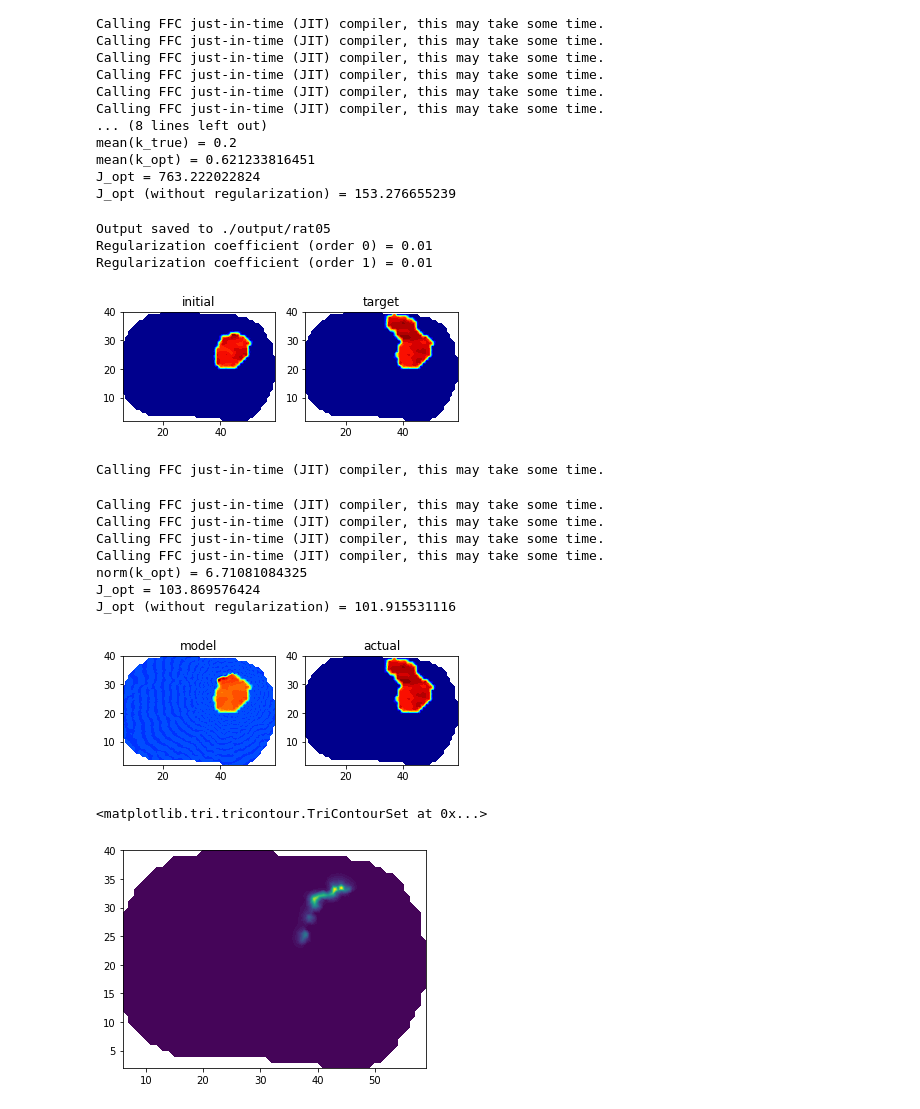
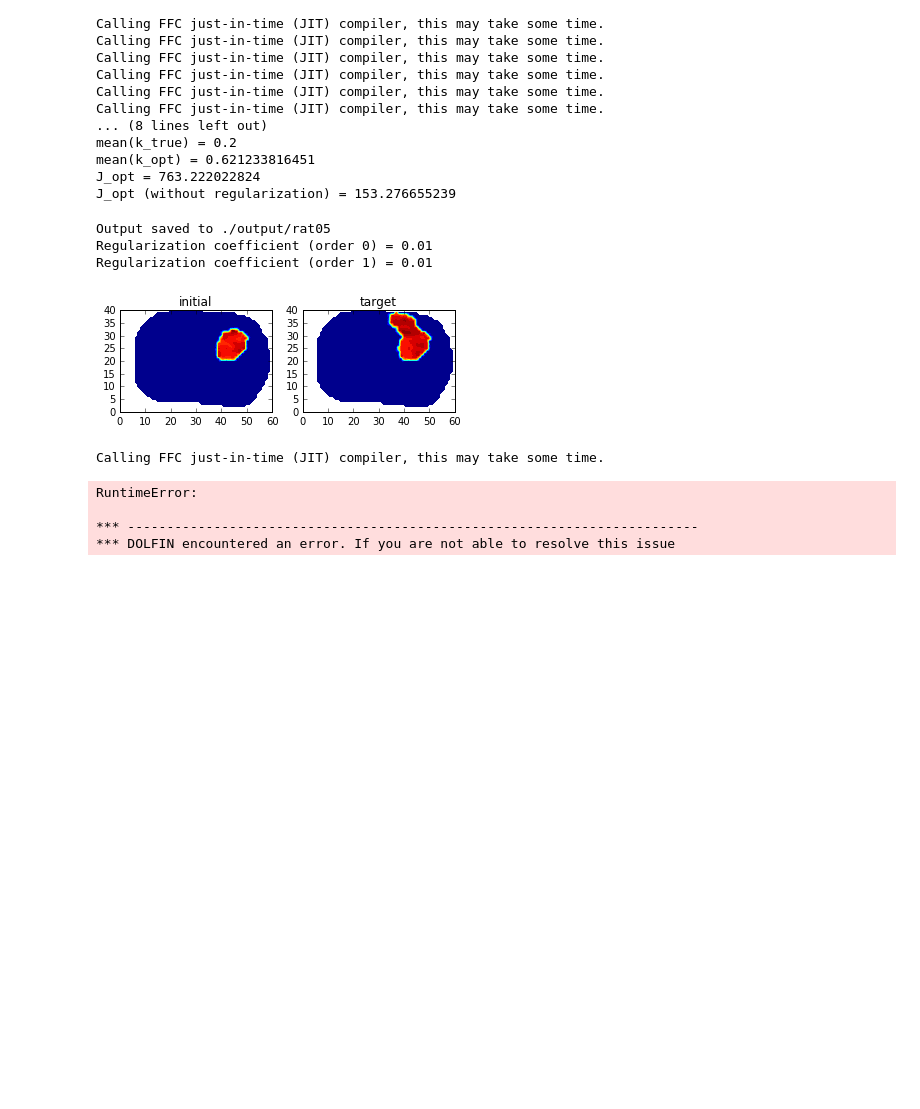
Before and after one commit to daveb-dev/masters, a Jupyter notebook: pycode/optimizationExample/Optimization_example.ipynb, the cells around one changed output. Cells and saved outputs as stored; diff of their text form; code cells hidden in the pictures; blank space fills up the shorter version.

Commit message:
worked on xinzeng's form to get good tumor match

```diff
--- a/pycode/optimizationExample/Optimization_example.ipynb
+++ b/pycode/optimizationExample/Optimization_example.ipynb
@@ -631,7 +631,7 @@ import matplotlib.cm as cm
 from matplotlib import colors
 
 # Set log level
-set_log_level(WARNING)
+set_log_level(PROGRESS)
 
 class InterpolatedParameter(Expression):
     def __init__(self,X,Y,image,**kwargs):
@@ -697,6 +697,9 @@ def forward(initial_p,annotate=False,record=False,record_initial=False,record_ta
         u = Function(U, name = 'u', annotate = annotate)
         solve(a == L, u, bc, annotate = annotate)
         return u
+    ffc_options = {"quadrature_degree": 2, "cpp_optimize": True}
+    parameters['form_compiler']['quadrature_degree'] = 2
+    parameters['krylov_solver']['nonzero_initial_guess'] = True
 
     # field of growth rate, treated as a local parameter here
     k.rename('k','k field')
@@ -704,7 +707,7 @@ def forward(initial_p,annotate=False,record=False,record_initial=False,record_ta
     p_n = Function(V, name = 'pn', annotate = annotate)
     p_n = interpolate(initial_p,V)
     p_n.rename('phi_T','tumor fraction')
-    p = TrialFunction(V)
+    p = Function(V, name = 'p', annotate = annotate)
     q = TestFunction(V)
 
     # logistic source term
@@ -716,12 +719,9 @@ def forward(initial_p,annotate=False,record=False,record_initial=False,record_ta
     vm = vonmises(disp,p_n)
     D = D0*exp(-gammaD*vm)
 
-    S = p_n*(1-p_n)*k
+    S = p*(1-p)*k
     F = p*q*dx + D*dt*dot(grad(p), grad(q))*dx - (p_n + dt*S)*q*dx
-    a, L = lhs(F), rhs(F)
-
-    # Prepare the solution
-    p = Function(V, name = 'p', annotate = annotate)
+    J = derivative(F,p)
 
     t = 0.
     if record:
@@ -734,14 +734,29 @@ def forward(initial_p,annotate=False,record=False,record_initial=False,record_ta
             file_results.write(target_p,t)
 
     for n in range(num_steps):
-        # Update current time
-        disp = le(p_n)
-        vm = vonmises(disp,p_n)
-        D = D0*exp(-gammaD*vm)
+
 
         t += dt
         # Compute solution
-        solve(a == L, p, annotate = annotate) # with trivial Neumann BC
+        problem = NonlinearVariationalProblem(F, p, J=J)
+        solver  = NonlinearVariationalSolver(problem)
+
+        prm = solver.parameters
+        prm['newton_solver']['absolute_tolerance'] = 1E-7
+        prm['newton_solver']['relative_tolerance'] = 1E-6
+        prm['newton_solver']['maximum_iterations'] = 50
+        prm['newton_solver']['relaxation_parameter'] = 1.0
+        prm['newton_solver']['linear_solver'] = 'gmres'
+        prm['newton_solver']['preconditioner'] = 'ilu'
+        prm['newton_solver']['krylov_solver']['absolute_tolerance'] = 1E-8
+        prm['newton_solver']['krylov_solver']['relative_tolerance'] = 1E-6
+        prm['newton_solver']['krylov_solver']['maximum_iterations'] = 1000
+        prm['newton_solver']['krylov_solver']['nonzero_initial_guess'] = True
+
+        solver.solve(annotate=annotate)
+        #solve(F == 0, p, annotate = annotate, form_compiler_parameters=ffc_options,\
+             #solver_parameters = solver_options) # with trivial Neumann BC
+
         # Update previous solution
         p_n.assign(p, annotate = annotate)
 
@@ -752,6 +767,12 @@ def forward(initial_p,annotate=False,record=False,record_initial=False,record_ta
                 file_results.write(initial_p,t)
             if record_target:
                 file_results.write(target_p,t)
+
+        # Update
+        disp = le(p_n)
+        vm = vonmises(disp,p_n)
+        D = D0*exp(-gammaD*vm)
+
     return p
 
 # Callback function for the optimizer
@@ -769,7 +790,7 @@ def optimize(dbg=False):
     """ The optimization routine """
 
     # Define the control
-    m = [Control(k), Control(D0)]
+    m = [Control(k), Control(gammaD)]
 
     # Execute first time to annotate and record the tape
     p = forward(initial_p,True)
@@ -782,14 +803,14 @@ def optimize(dbg=False):
     k_lb = Function(V, annotate = False)
     k_ub = Function(V, annotate = False)
     k_lb.vector()[:] = 0
-    k_ub.vector()[:] = 4
+    k_ub.vector()[:] = 10
     D_lb = 0
-    D_ub = 10
+    D_ub = 1
 
     # Run the optimization
-    m_opt = minimize(rf,method='L-BFGS-B', bounds = [(k_lb, D_lb),(k_ub, D_ub)], tol=1.0e-6,options={"disp":True,"gtol":1.0e-6})
+    #m_opt = minimize(rf,method='L-BFGS-B', bounds = [(k_lb, D_lb),(k_ub, D_ub)], tol=1.0e-6,options={"disp":True,"gtol":1.0e-6})
 
-    #m_opt = minimize(rf,method='L-BFGS-B', tol=1.0e-6,options={"disp":True,"gtol":1.0e-6})
+    m_opt = minimize(rf,method='L-BFGS-B', tol=1.0e-6,options={"disp":True,"gtol":1.0e-6})
     return m_opt
 
 
@@ -820,44 +841,39 @@ Theta = 59070 # carrying capacity
 
 # Load initial tumor condition data
 initial_p = interp("../../rat-data/rat05/ic.mat",'ic')
 target_p = interp("../../rat-data/rat05/tumor_t2.mat",'tumor')
 initial_p.rename('initial','tumor at day 0')
 target_p.rename('target','tumor at day 2')
 
 # Parameters to be optimized
-gammaD = Constant(2.)     # initial guess of gamma_D
+gammaD = Constant(1.)     # initial guess of gamma_D
 k = Function(V)    # growth rate
 k.vector()[:] = 0.5 # initial guess of the k field
 D0 = Constant(1.0)
 
 # Prepare output file
 file_results = XDMFFile(os.path.join(output_dir,'optimal.xdmf'))
 file_results.parameters["flush_output"] = True
 file_results.parameters["functions_share_mesh"] = True
 
 vis_obs(initial_p,target_p,'initial','target') # visualize the initial and target cellularity
 
 # Optimization module
-[k, D0] = optimize() # optimize the k field using the adjoint method provided by adjoint_dolfin
+[k, gammaD] = optimize() # optimize the k field using the adjoint method provided by adjoint_dolfin
 model_p = forward(initial_p,False,True,True,True) # run the forward model using the optimized k field
 print('norm(k_opt) = '+str(norm(k)))
+print('D0 = '+str(D0.values()[0]))
 print('J_opt = '+str(objective(model_p, target_p, r_coeff1, r_coeff2)))
 print('J_opt (without regularization) = '+str(objective(model_p, target_p, 0., 0.)))
 vis_obs(model_p,target_p,'model','actual')
 plot(k)
 # %% [output]
 Output saved to ./output/rat05
 Regularization coefficient (order 0) = 0.01
 Regularization coefficient (order 1) = 0.01
-[figure, old version]
+[figure, new version]
 Calling FFC just-in-time (JIT) compiler, this may take some time.
-Calling FFC just-in-time (JIT) compiler, this may take some time.
-Calling FFC just-in-time (JIT) compiler, this may take some time.
-Calling FFC just-in-time (JIT) compiler, this may take some time.
-Calling FFC just-in-time (JIT) compiler, this may take some time.
-norm(k_opt) = 6.71081084325
-J_opt = 103.869576424
-J_opt (without regularization) = 101.915531116
+RuntimeError:
+
+*** -------------------------------------------------------------------------
+*** DOLFIN encountered an error. If you are not able to resolve this issue
-[figure, removed]
-<matplotlib.tri.tricontour.TriContourSet at 0x...>
-[figure, removed]
```
